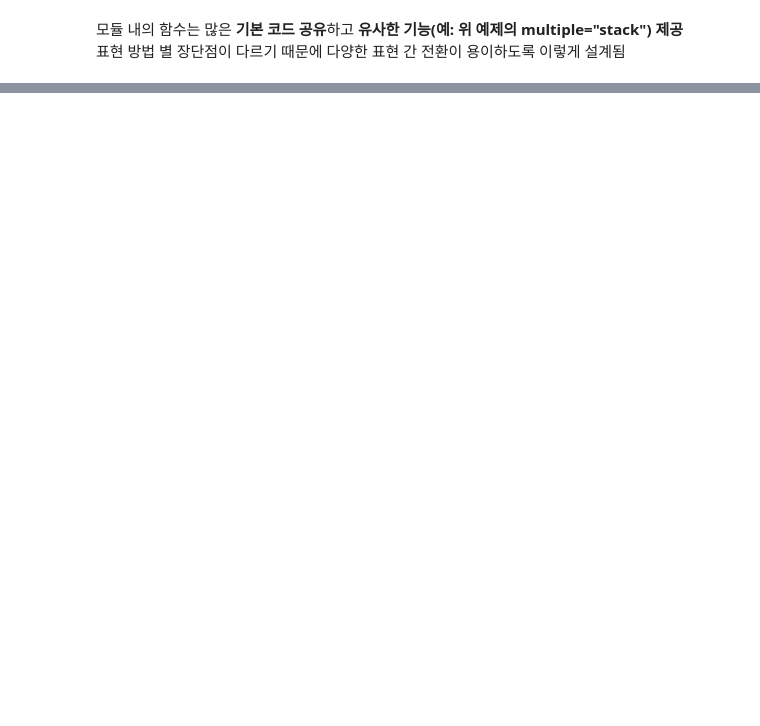
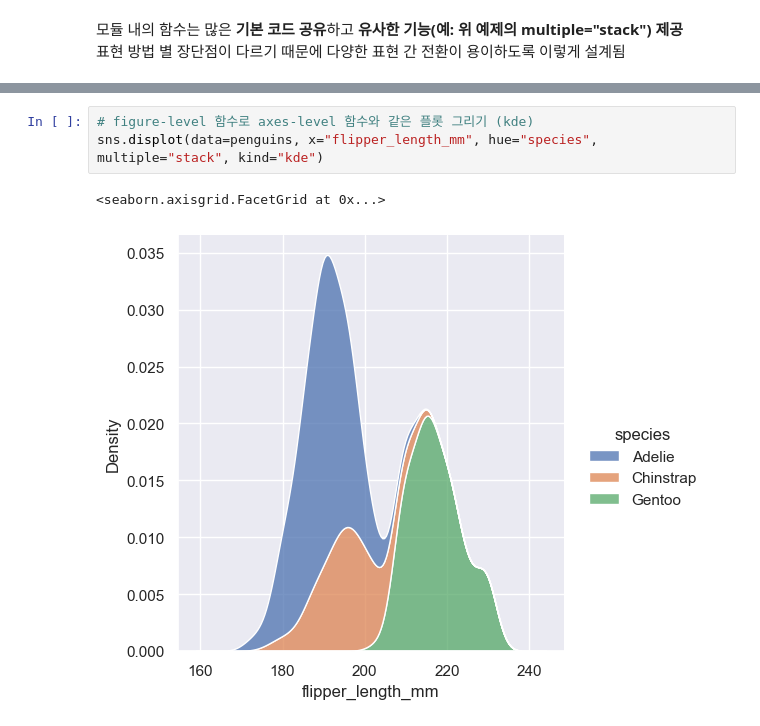
Before and after one commit to jhwn533/Pallet-Town, a Jupyter notebook: Overview of seaborn plotting functions.ipynb, the cells around one changed output, grey strips where cells are left out. Drawn from its saved outputs; the diff is of its cells as text; blank space fills up the shorter version.

```diff
--- a/Overview of seaborn plotting functions.ipynb
+++ b/Overview of seaborn plotting functions.ipynb
@@ -33,0 +63,6 @@ sns.kdeplot(data=penguins, x="flipper_length_mm", hue="species", multiple="stack
+# %%
+# figure-level 함수로 axes-level 함수와 같은 플롯 그리기 (kde)
+sns.displot(data=penguins, x="flipper_length_mm", hue="species", multiple="stack", kind="kde")
+# %% [output]
+<seaborn.axisgrid.FacetGrid at 0x...>
+[figure, added]
```
Also changed, not shown: parts of 18 cells of this notebook.
